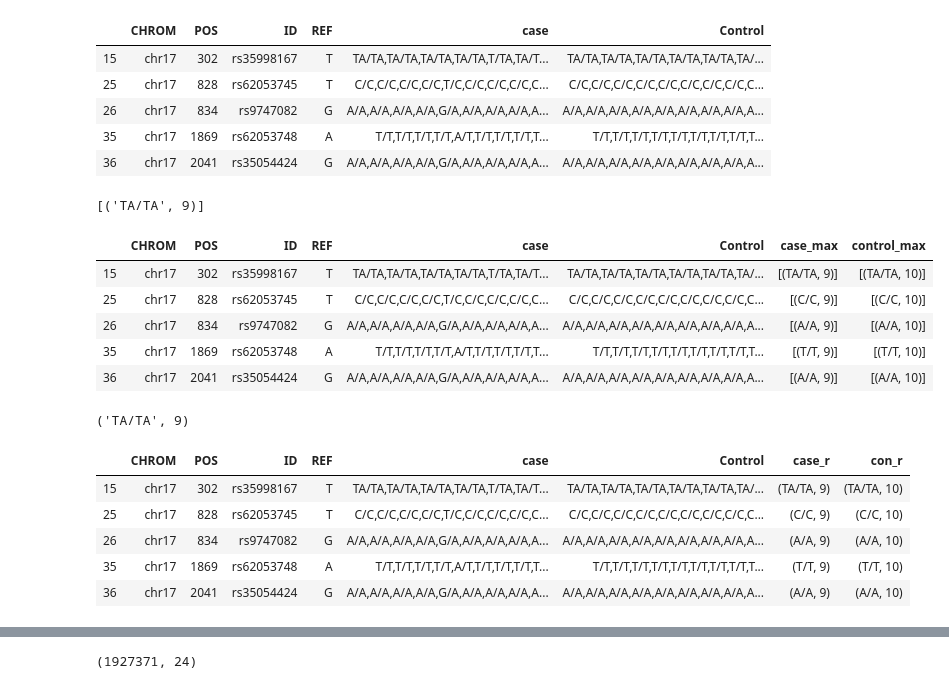
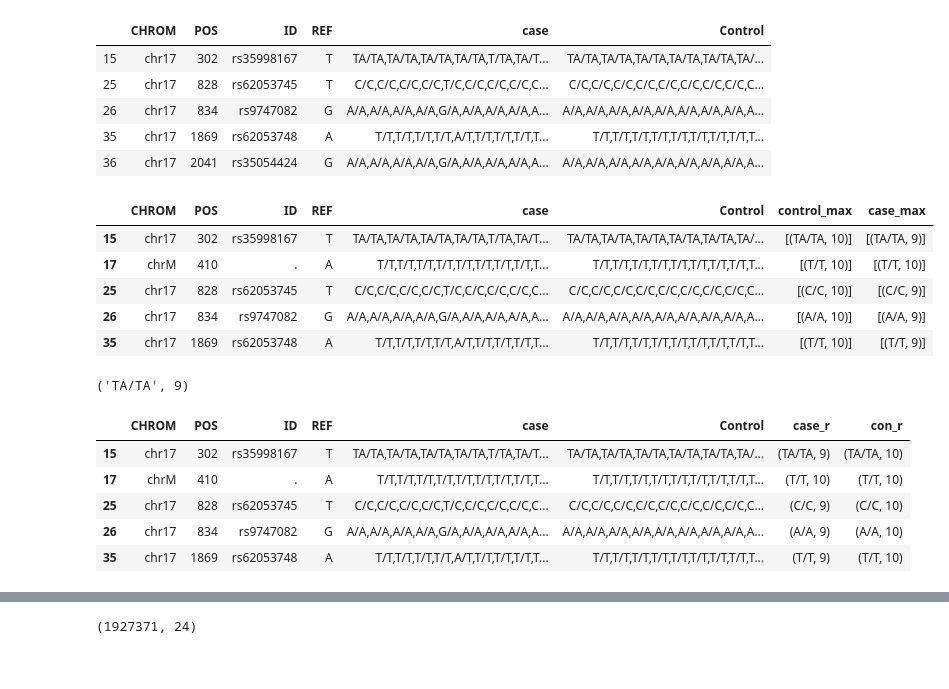
Before and after one commit to krishdb38/Bio_python, a Jupyter notebook: case_control.ipynb, the cells around one changed output, grey strips where cells are left out. Cells and saved outputs as stored; diff of their text form; code cells hidden in the pictures.

```diff
--- a/case_control.ipynb
+++ b/case_control.ipynb
@@ -140,38 +142,36 @@ df1.head()
 #import statistics
 from collections import Counter
 #rep = statistics.mode(list(df1.iloc[1,[4,5]][0].split(",")))
-(Counter((list(df1.iloc[0,[4]][0].split(","))))).most_common(1)#[0][1]
+#(Counter((list(df1.iloc[0,[4]][0].split(","))))).most_common(1)#[0][1]
-# %% [output]
-[('TA/TA', 9)]
 # %%
-#df1["case_max"] = df1["case"].apply(lambda x :(Counter((list(x.split(","))))).most_common(1))
+df1["case_max"] = df1["case"].apply(lambda x :(Counter((list(x.split(","))))).most_common(1))
 df1["control_max"] = df1["Control"].apply(lambda x:(Counter(x.split(","))).most_common(1))
 df1.head()
 # %% [output]
-|  | CHROM | POS | ID | REF | case | Control | case_max | control_max |
-| 15 | chr17 | 302 | rs35998167 | T | TA/TA,TA/TA,TA/TA,TA/TA,T/TA,TA/T... | TA/TA,TA/TA,TA/TA,TA/TA,TA/TA,TA/... | [(TA/TA, 9)] | [(TA/TA, 10)] |
-| 25 | chr17 | 828 | rs62053745 | T | C/C,C/C,C/C,C/C,T/C,C/C,C/C,C/C,C... | C/C,C/C,C/C,C/C,C/C,C/C,C/C,C/C,C... | [(C/C, 9)] | [(C/C, 10)] |
-| 26 | chr17 | 834 | rs9747082 | G | A/A,A/A,A/A,A/A,G/A,A/A,A/A,A/A,A... | A/A,A/A,A/A,A/A,A/A,A/A,A/A,A/A,A... | [(A/A, 9)] | [(A/A, 10)] |
-| 35 | chr17 | 1869 | rs62053748 | A | T/T,T/T,T/T,T/T,A/T,T/T,T/T,T/T,T... | T/T,T/T,T/T,T/T,T/T,T/T,T/T,T/T,T... | [(T/T, 9)] | [(T/T, 10)] |
-| 36 | chr17 | 2041 | rs35054424 | G | A/A,A/A,A/A,A/A,G/A,A/A,A/A,A/A,A... | A/A,A/A,A/A,A/A,A/A,A/A,A/A,A/A,A... | [(A/A, 9)] | [(A/A, 10)] |
+|  | CHROM | POS | ID | REF | case | Control | control_max | case_max |
+| 15 | chr17 | 302 | rs35998167 | T | TA/TA,TA/TA,TA/TA,TA/TA,T/TA,TA/T... | TA/TA,TA/TA,TA/TA,TA/TA,TA/TA,TA/... | [(TA/TA, 10)] | [(TA/TA, 9)] |
+| 17 | chrM | 410 | . | A | T/T,T/T,T/T,T/T,T/T,T/T,T/T,T/T,T... | T/T,T/T,T/T,T/T,T/T,T/T,T/T,T/T,T... | [(T/T, 10)] | [(T/T, 10)] |
+| 25 | chr17 | 828 | rs62053745 | T | C/C,C/C,C/C,C/C,T/C,C/C,C/C,C/C,C... | C/C,C/C,C/C,C/C,C/C,C/C,C/C,C/C,C... | [(C/C, 10)] | [(C/C, 9)] |
+| 26 | chr17 | 834 | rs9747082 | G | A/A,A/A,A/A,A/A,G/A,A/A,A/A,A/A,A... | A/A,A/A,A/A,A/A,A/A,A/A,A/A,A/A,A... | [(A/A, 10)] | [(A/A, 9)] |
+| 35 | chr17 | 1869 | rs62053748 | A | T/T,T/T,T/T,T/T,A/T,T/T,T/T,T/T,T... | T/T,T/T,T/T,T/T,T/T,T/T,T/T,T/T,T... | [(T/T, 10)] | [(T/T, 9)] |
 # %%
 l = [("TA/TA", 9)]
 l[0]
 # %% [output]
 ('TA/TA', 9)
 # %%
-#df1["case_r"]= df1["case_max"].apply(lambda x : x[0])
+df1["case_r"]= df1["case_max"].apply(lambda x : x[0])
 df1 =df1.drop("case_max",axis=1)
-#df1["con_r"]= df1["control_max"].apply(lambda x : x[0])
+df1["con_r"]= df1["control_max"].apply(lambda x : x[0])
 df1 = df1.drop("control_max",axis =1)
 df1.head()
 # %% [output]
 |  | CHROM | POS | ID | REF | case | Control | case_r | con_r |
 | 15 | chr17 | 302 | rs35998167 | T | TA/TA,TA/TA,TA/TA,TA/TA,T/TA,TA/T... | TA/TA,TA/TA,TA/TA,TA/TA,TA/TA,TA/... | (TA/TA, 9) | (TA/TA, 10) |
+| 17 | chrM | 410 | . | A | T/T,T/T,T/T,T/T,T/T,T/T,T/T,T/T,T... | T/T,T/T,T/T,T/T,T/T,T/T,T/T,T/T,T... | (T/T, 10) | (T/T, 10) |
 | 25 | chr17 | 828 | rs62053745 | T | C/C,C/C,C/C,C/C,T/C,C/C,C/C,C/C,C... | C/C,C/C,C/C,C/C,C/C,C/C,C/C,C/C,C... | (C/C, 9) | (C/C, 10) |
 | 26 | chr17 | 834 | rs9747082 | G | A/A,A/A,A/A,A/A,G/A,A/A,A/A,A/A,A... | A/A,A/A,A/A,A/A,A/A,A/A,A/A,A/A,A... | (A/A, 9) | (A/A, 10) |
 | 35 | chr17 | 1869 | rs62053748 | A | T/T,T/T,T/T,T/T,A/T,T/T,T/T,T/T,T... | T/T,T/T,T/T,T/T,T/T,T/T,T/T,T/T,T... | (T/T, 9) | (T/T, 10) |
-| 36 | chr17 | 2041 | rs35054424 | G | A/A,A/A,A/A,A/A,G/A,A/A,A/A,A/A,A... | A/A,A/A,A/A,A/A,A/A,A/A,A/A,A/A,A... | (A/A, 9) | (A/A, 10) |
 # %%
 df1["case_con"] = df1["case_r"]+df1["con_r"]
 # %%
```
Also changed, not shown: parts of 14 cells of this notebook, 50 other files.
